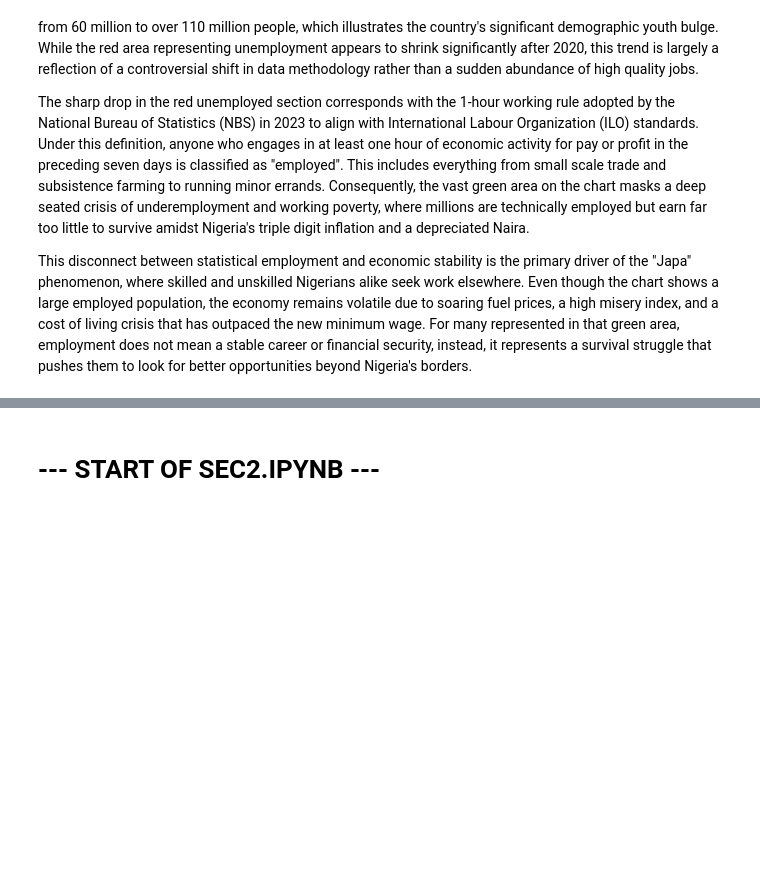
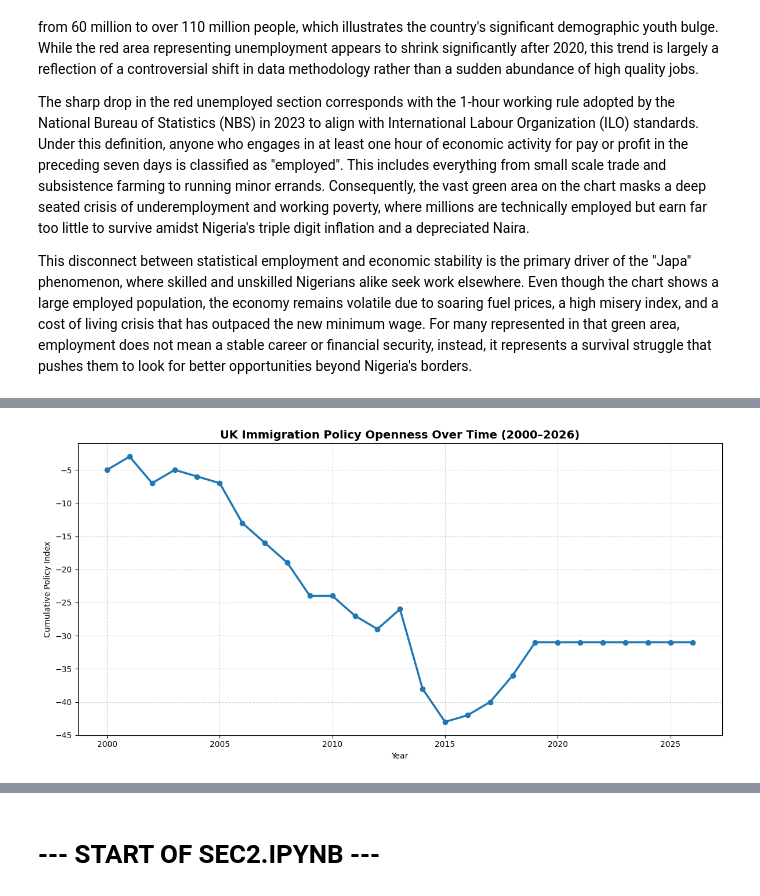
Before and after one commit to CU-S26-MSDSSB-DSCI-01-DataScienceLab/DataScienceLab_Migration, a Jupyter notebook: Final_Group_Project_Merged.ipynb, the cells around one changed output, grey strips where cells are left out. Saved outputs shown, nothing was run; the diff lists cells and outputs as text; code cells hidden in the pictures; blank space fills up the shorter version.

```diff
--- a/Final_Group_Project_Merged.ipynb
+++ b/Final_Group_Project_Merged.ipynb
@@ -609,0 +365,15 @@ Overall, this section provides the pull-factor side of the project. It establish
+# %%
+# =========================
+# GRAPH 1: POLICY INDEX
+# =========================
+
+plt.figure(figsize=(12, 6))
+plt.plot(policy_year["year"], policy_year["PolicyIndex"], marker="o", linewidth=2.5)
+plt.title("UK Immigration Policy Openness Over Time (2000–2026)", fontsize=14, fontweight="bold")
+plt.xlabel("Year")
+plt.ylabel("Cumulative Policy Index")
+plt.grid(True, linestyle="--", alpha=0.5)
+plt.tight_layout()
+plt.show()
+# %% [output]
+[figure, added]
```
Also changed, not shown: parts of 47 cells of this notebook.
